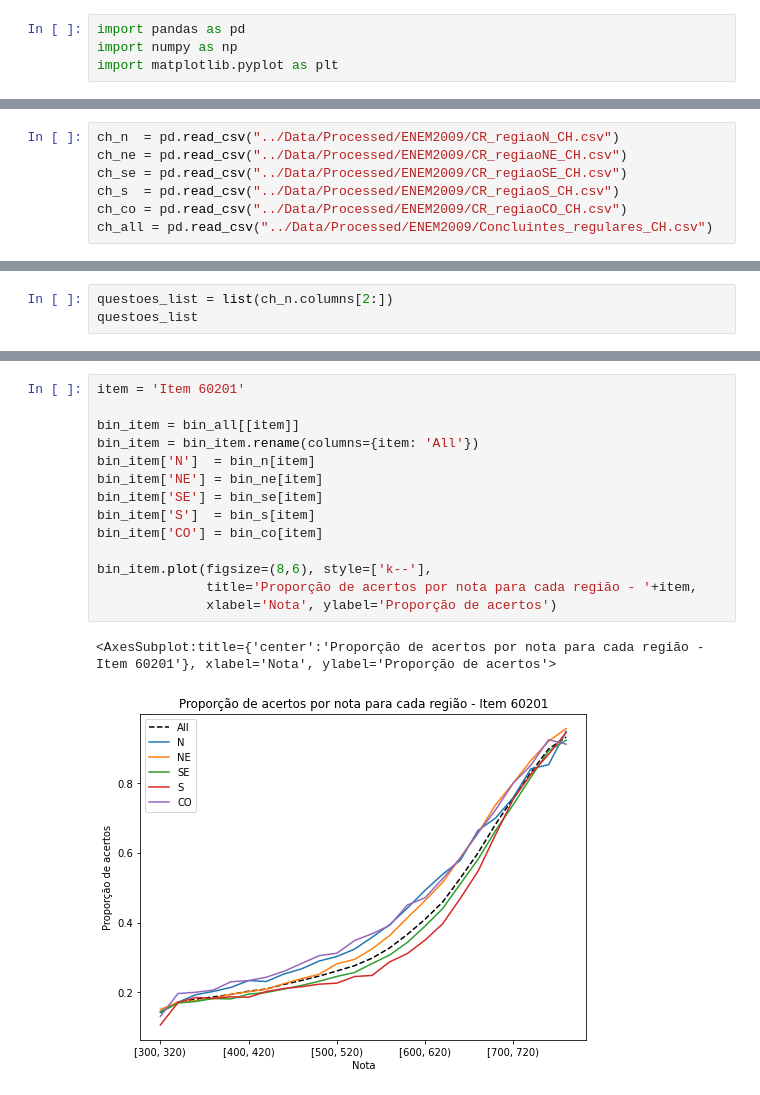
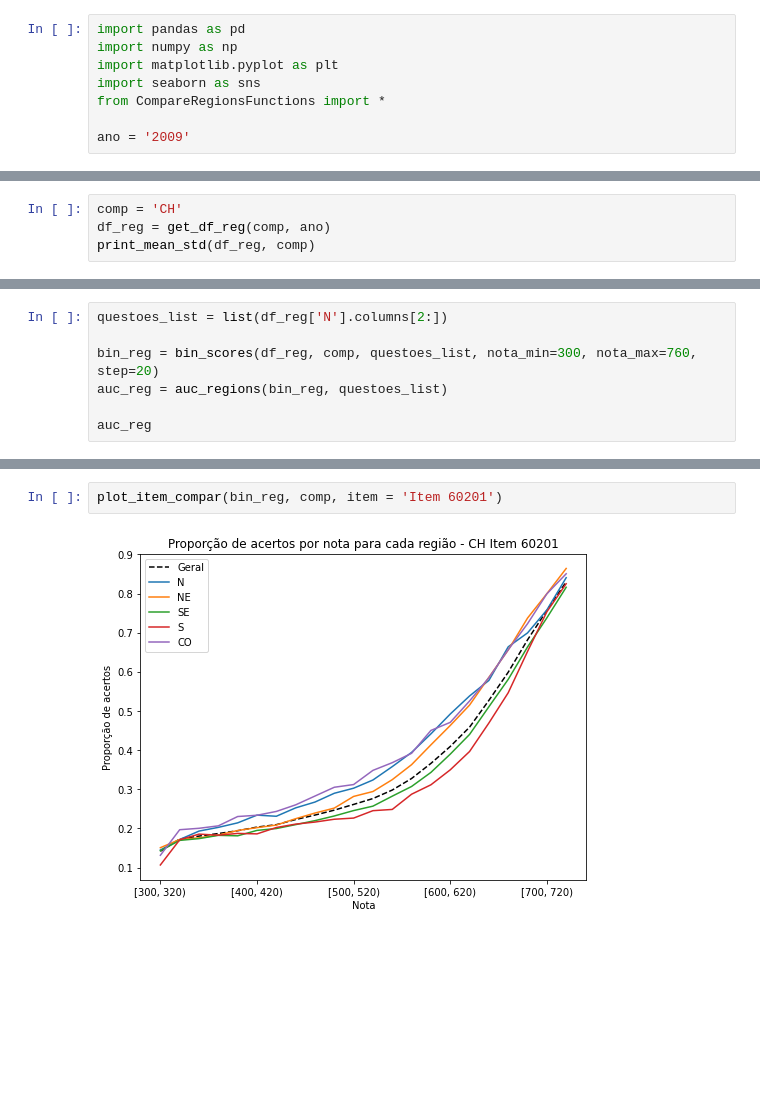
Before and after one commit to viguardieiro/ENEM_TRI, a Jupyter notebook: Notebooks/Compare Regions ENEM 2009.ipynb, the cells around one changed output, grey strips where cells are left out. Drawn from its saved outputs; the diff is of its cells as text; blank space fills up the shorter version.

Commit message:
Update compare regions 2009 and 2019

```diff
--- a/Notebooks/Compare Regions ENEM 2009.ipynb
+++ b/Notebooks/Compare Regions ENEM 2009.ipynb
@@ -2,3 +4,7 @@
 import pandas as pd
 import numpy as np
 import matplotlib.pyplot as plt
+import seaborn as sns
+from CompareRegionsFunctions import *
+
+ano = '2009'
@@ -5,7 +13,4 @@ import matplotlib.pyplot as plt
 # %%
-ch_n  = pd.read_csv("../Data/Processed/ENEM2009/CR_regiaoN_CH.csv")
-ch_ne = pd.read_csv("../Data/Processed/ENEM2009/CR_regiaoNE_CH.csv")
-ch_se = pd.read_csv("../Data/Processed/ENEM2009/CR_regiaoSE_CH.csv")
-ch_s  = pd.read_csv("../Data/Processed/ENEM2009/CR_regiaoS_CH.csv")
-ch_co = pd.read_csv("../Data/Processed/ENEM2009/CR_regiaoCO_CH.csv")
-ch_all = pd.read_csv("../Data/Processed/ENEM2009/Concluintes_regulares_CH.csv")
+comp = 'CH'
+df_reg = get_df_reg(comp, ano)
+print_mean_std(df_reg, comp)
@@ -54,4 +28,8 @@ plt.show()
 # %%
-questoes_list = list(ch_n.columns[2:])
-questoes_list
+questoes_list = list(df_reg['N'].columns[2:])
+
+bin_reg = bin_scores(df_reg, comp, questoes_list, nota_min=300, nota_max=760, step=20)
+auc_reg = auc_regions(bin_reg, questoes_list)
+
+auc_reg
 # %% [output]
@@ -189,18 +72,5 @@ Item 60205    2.085929
 dtype: float64
 # %%
-item = 'Item 60201'
-
-bin_item = bin_all[[item]]
-bin_item = bin_item.rename(columns={item: 'All'})
-bin_item['N']  = bin_n[item]
-bin_item['NE'] = bin_ne[item]
-bin_item['SE'] = bin_se[item]
-bin_item['S']  = bin_s[item]
-bin_item['CO'] = bin_co[item]
-
-bin_item.plot(figsize=(8,6), style=['k--'],
-              title='Proporção de acertos por nota para cada região - '+item,
-              xlabel='Nota', ylabel='Proporção de acertos')
+plot_item_compar(bin_reg, comp, item = 'Item 60201')
 # %% [output]
-<AxesSubplot:title={'center':'Proporção de acertos por nota para cada região - Item 60201'}, xlabel='Nota', ylabel='Proporção de acertos'>
-[figure, old version]
+[figure, new version]
```
Also changed, not shown: parts of 30 cells of this notebook, 1 other file.
